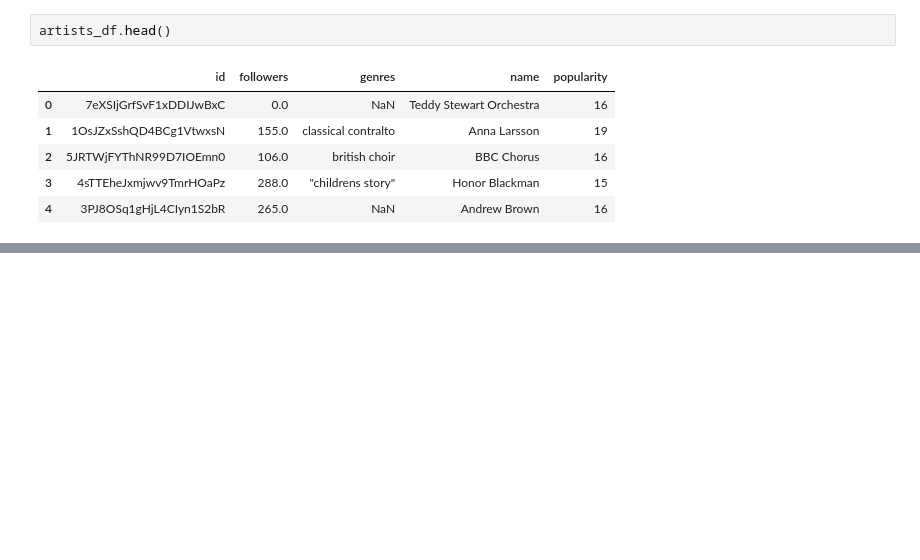
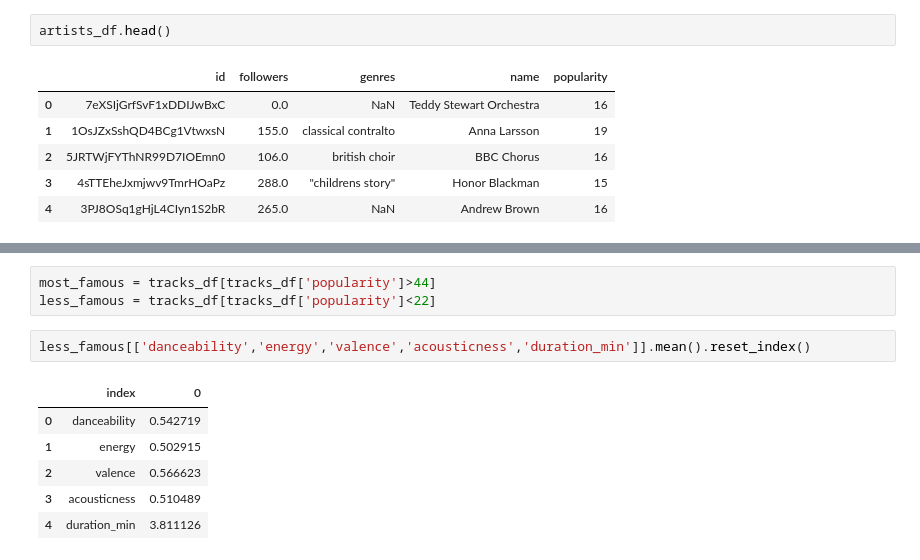
Before and after one commit to math3usvalenca/spotify_project, a Jupyter notebook: spotifyProject/spotify_eda.ipynb, the cells around one changed output, grey strips where cells are left out. Drawn from its saved outputs; the diff is of its cells as text; blank space fills up the shorter version.

```diff
--- a/spotifyProject/spotify_eda.ipynb
+++ b/spotifyProject/spotify_eda.ipynb
@@ -39,0 +126,12 @@ plt.show()
+# %%
+most_famous = tracks_df[tracks_df['popularity']>44]
+less_famous = tracks_df[tracks_df['popularity']<22]
+# %%
+less_famous[['danceability','energy','valence','acousticness','duration_min']].mean().reset_index()
+# %% [output]
+|  | index | 0 |
+| 0 | danceability | 0.542719 |
+| 1 | energy | 0.502915 |
+| 2 | valence | 0.566623 |
+| 3 | acousticness | 0.510489 |
+| 4 | duration_min | 3.811126 |
```
Also changed, not shown: parts of 16 cells of this notebook.
